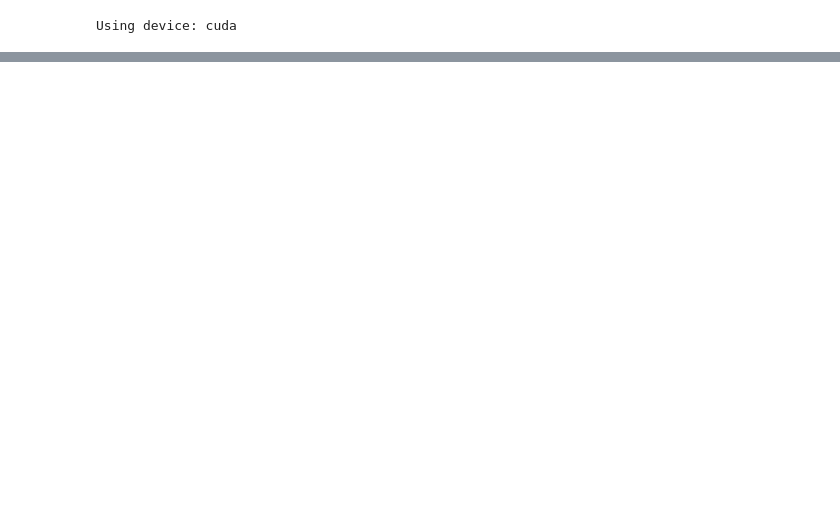
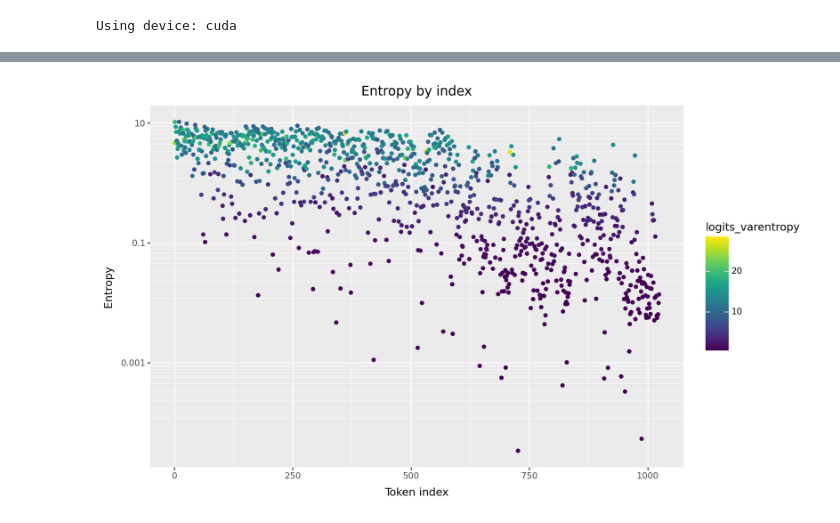
Before and after one commit to stillmatic/entropix, a Jupyter notebook: distillation.ipynb, the cells around one changed output, grey strips where cells are left out. Drawn from its saved outputs; the diff is of its cells as text; code cells hidden in the pictures; blank space fills up the shorter version.

```diff
--- a/distillation.ipynb
+++ b/distillation.ipynb
@@ -196,0 +295,4 @@ pn.ggplot(df, pn.aes(x="index", y="rank", color="logits_entropy", size="logits_v
+# %%
+pn.ggplot(df_big.assign(index = df_big.index + 0.1), pn.aes(x="index", y="logits_entropy", color="logits_varentropy")) + pn.geom_point() + pn.scale_y_log10() + pn.labs(title="Entropy by index", x="Token index", y="Entropy") + pn.theme(figure_size=(10, 6))
+# %% [output]
+[figure, added]
```
Also changed, not shown: parts of 33 cells of this notebook, 3 other files.
